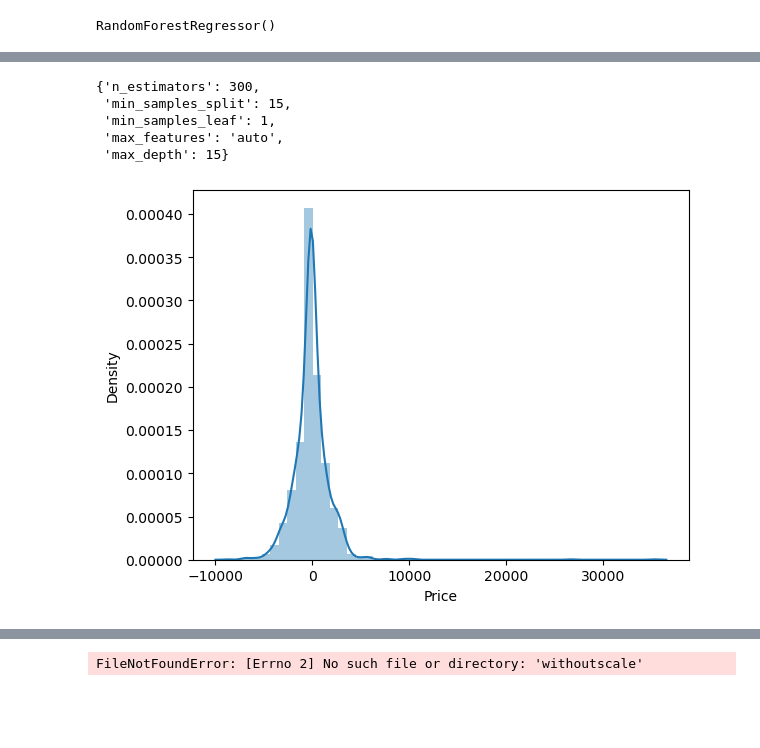
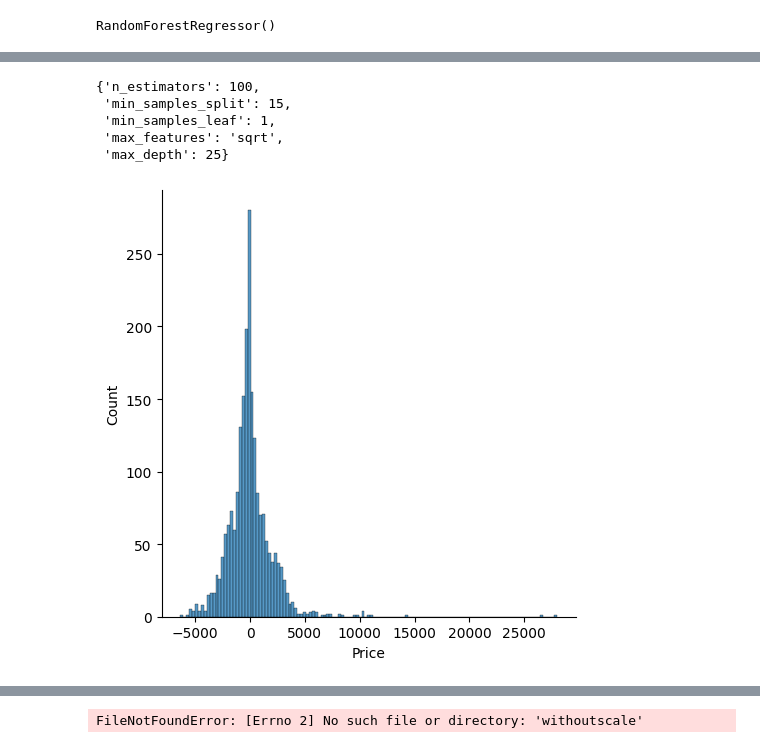
Before and after one commit to deepakpw234/Flight-Price-Prediction, a Jupyter notebook: notebook/Flight_Price_Prediction_EDA.ipynb, the cells around one changed output, grey strips where cells are left out. Saved outputs shown, nothing was run; the diff lists cells and outputs as text; code cells hidden in the pictures; blank space fills up the shorter version.

```diff
--- a/notebook/Flight_Price_Prediction_EDA.ipynb
+++ b/notebook/Flight_Price_Prediction_EDA.ipynb
@@ -311,9 +312,6 @@ Name: Duration, Length: 10682, dtype: object
 int((temp['Duration'][1].split()[1]).replace("m",""))
 # %% [output]
 25
-# %%
-for i in len(10682):
-    if
 # %%
 duration_list = list(temp['Duration'])
 for i in range(len(duration_list)):
@@ -1058,18 +1087,18 @@ RandomizedSearchCV(cv=5, estimator=RandomForestRegressor(), n_jobs=-1,
 # %%
 random_serach.best_params_
 # %% [output]
-{'n_estimators': 300,
+{'n_estimators': 100,
  'min_samples_split': 15,
  'min_samples_leaf': 1,
- 'max_features': 'auto',
- 'max_depth': 15}
+ 'max_features': 'sqrt',
+ 'max_depth': 25}
 # %%
 prediction = random_serach.predict(X_test)
 # %%
-sns.distplot(y_test-prediction)
+sns.displot(y_test-prediction)
 plt.show()
 # %% [output]
-[figure, old version]
+[figure, new version]
 # %%
 print(f"Mean absolute error: {mean_absolute_error(y_test,prediction)}")
 print(f"Mean squared error: {mean_squared_error(y_test,prediction)}")
```
Also changed, not shown: parts of 56 cells of this notebook, 22 other files.
